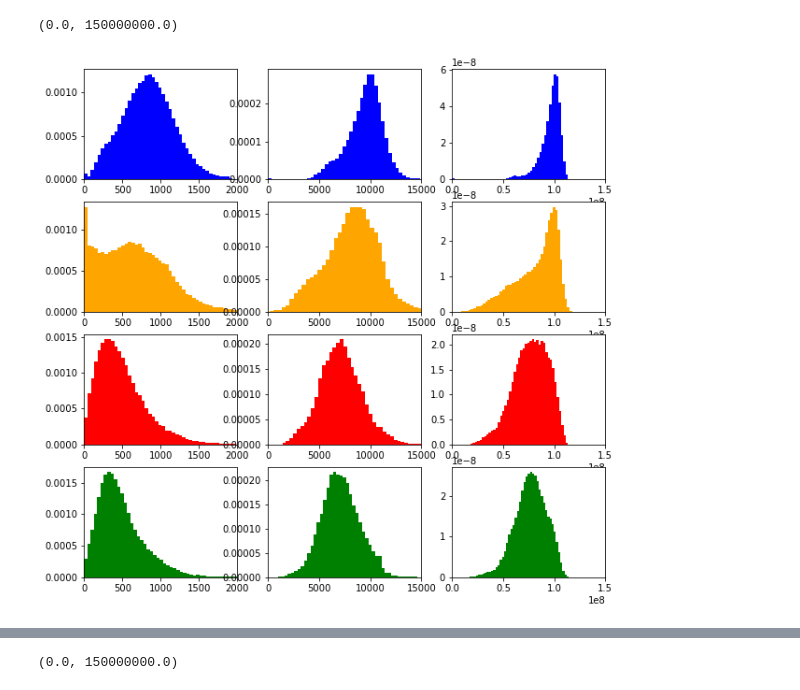
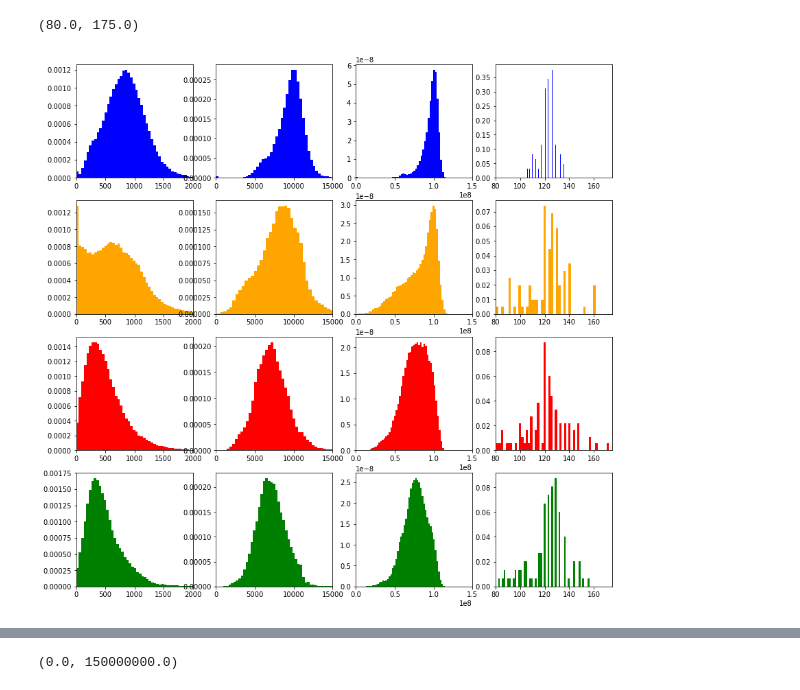
Before and after one commit to sergi-andreu/ProjectMusicInformatics, a Jupyter notebook: preprocessing/extractSimpleFeatures.ipynb, the cells around one changed output, grey strips where cells are left out. Saved outputs shown, nothing was run; the diff lists cells and outputs as text; code cells hidden in the pictures.

```diff
--- a/preprocessing/extractSimpleFeatures.ipynb
+++ b/preprocessing/extractSimpleFeatures.ipynb
@@ -152,15 +248,22 @@ analyzing  99.mp3 ../data/emotifymusic/rock\99.mp3
 # %%
+# Loading previous data
+# Some data is saved as npz file, containing 4 arrays for every genre. Then use the loop to unpack
+# Later data was saved as 400 x ... as npy file
+
 genres = ["classical", "electronic", "pop", "rock"]
 
 ZCnpz = np.load('zeroCrossings_frame100ms_hop50ms.npz')
 SCnpz = np.load('spectralCentroid_frame100ms_hop50ms.npz')
 SVnpz = np.load('spectralVariance_frame100ms_hop50ms.npz')
+STnpz = np.load('staticTempoLibrosa.npz')
 
 ZC = []
 SC = []
 SV = []
+staticTempo = []
 
 for genre in genres:
     ZC.append(ZCnpz[genre])
     SC.append(SCnpz[genre])
     SV.append(SVnpz[genre])
+    staticTempo.append(STnpz[genre])
@@ -181,0 +296,10 @@ ax.scatter(ZC[3].flatten(), SC[3].flatten(), marker='*', alpha=0.1)
+# %%
+fig,ax = plt.subplots()
+ax.scatter(np.mean(ZC[0], axis=1), staticTempo[0], marker='x', alpha=0.5)
+ax.scatter(np.mean(ZC[1], axis=1), staticTempo[1], marker='o', alpha=0.5)
+ax.scatter(np.mean(ZC[2], axis=1), staticTempo[2], marker='^', alpha=0.5)
+ax.scatter(np.mean(ZC[3], axis=1), staticTempo[3], marker='*', alpha=0.5)
+
+
+# ax.set_xlim(0,10000)
+# ax.set_ylim(0,20000)
@@ -182,41 +366,57 @@ ax.scatter(ZC[3].flatten(), SC[3].flatten(), marker='*', alpha=0.1)
 # %%
-fig, [[ax1, ax2, ax3], [ax4, ax5, ax6], [ax7, ax8, ax9], [ax10, ax11, ax12]] = plt.subplots(4,3, figsize=(10,10))
+# From top to bottom: genre
+# From left to right: zero crossings, spectral centroid, spectral variance, static tempo extimation by librosa
+# No mean taken
+
+
+fig, [[ax1, ax2, ax3, ax4], [ax5, ax6, ax7, ax8], [ax9, ax10, ax11, ax12], [ax13, ax14, ax15, ax16]] = plt.subplots(4,4, figsize=(14,14))
 
 # fig, [[ax1, ax2, ax3], [ax4, ax5, ax6]] = plt.subplots(2,3)
 
 
 ax1.hist(ZC[0].flatten(),  bins=50, density=True, color='blue')
 ax2.hist(SC[0].flatten(),  bins=50, density=True, color='blue')
 ax3.hist(SV[0].flatten(),  bins=50, density=True, color='blue')
+ax4.hist(staticTempo[0] ,  bins=50, density=True, color='blue')
 
-ax4.hist(ZC[1].flatten(), bins=50, density=True, color='orange')
-ax5.hist(SC[1].flatten(), bins=50, density=True, color='orange')
-ax6.hist(SV[1].flatten(), bins=50, density=True, color='orange')
 
-ax7.hist(ZC[2].flatten(),  bins=50, density=True, color='red')
-ax8.hist(SC[2].flatten(),  bins=50, density=True, color='red')
-ax9.hist(SV[2].flatten(),  bins=50, density=True, color='red')
+ax5.hist(ZC[1].flatten(), bins=50, density=True, color='orange')
+ax6.hist(SC[1].flatten(), bins=50, density=True, color='orange')
+ax7.hist(SV[1].flatten(), bins=50, density=True, color='orange')
+ax8.hist(staticTempo[1],  bins=50, density=True, color='orange')
 
-ax10.hist(ZC[3].flatten(), bins=50, density=True, color='green')
-ax11.hist(SC[3].flatten(), bins=50, density=True, color='green')
-ax12.hist(SV[3].flatten(), bins=50, density=True, color='green')
 
+ax9.hist(ZC[2].flatten(),  bins=50, density=True, color='red')
+ax10.hist(SC[2].flatten(), bins=50, density=True, color='red')
+ax11.hist(SV[2].flatten(), bins=50, density=True, color='red')
+ax12.hist(staticTempo[2],  bins=50, density=True, color='red')
+
+
+ax13.hist(ZC[3].flatten(), bins=50, density=True, color='green')
+ax14.hist(SC[3].flatten(), bins=50, density=True, color='green')
+ax15.hist(SV[3].flatten(), bins=50, density=True, color='green')
+ax16.hist(staticTempo[3],  bins=50, density=True, color='green')
 
 
 ax1.set_xlim((0,2000))
-ax4.set_xlim((0,2000))
-ax7.set_xlim((0,2000))
-ax10.set_xlim((0,2000))
+ax5.set_xlim((0,2000))
+ax9.set_xlim((0,2000))
+ax13.set_xlim((0,2000))
 
 ax2.set_xlim((0,15000))
-ax5.set_xlim((0,15000))
-ax8.set_xlim((0,15000))
-ax11.set_xlim((0,15000))
+ax6.set_xlim((0,15000))
+ax10.set_xlim((0,15000))
+ax14.set_xlim((0,15000))
 
 ax3.set_xlim((0,1.5e8))
-ax6.set_xlim((0,1.5e8))
-ax9.set_xlim((0,1.5e8))
-ax12.set_xlim((0,1.5e8))
+ax7.set_xlim((0,1.5e8))
+ax11.set_xlim((0,1.5e8))
+ax15.set_xlim((0,1.5e8))
+
+ax4.set_xlim((80,175))
+ax8.set_xlim((80,175))
+ax12.set_xlim((80,175))
+ax16.set_xlim((80,175))
 # %% [output]
-(0.0, 150000000.0)
+(80.0, 175.0)
-[figure, old version]
+[figure, new version]
```
Also changed, not shown: parts of 19 cells of this notebook, 1 other file.
